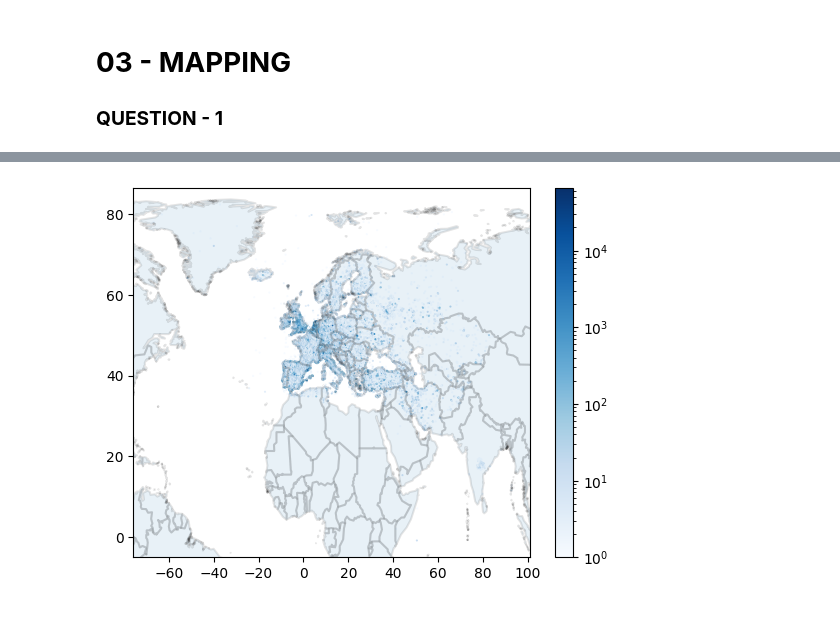
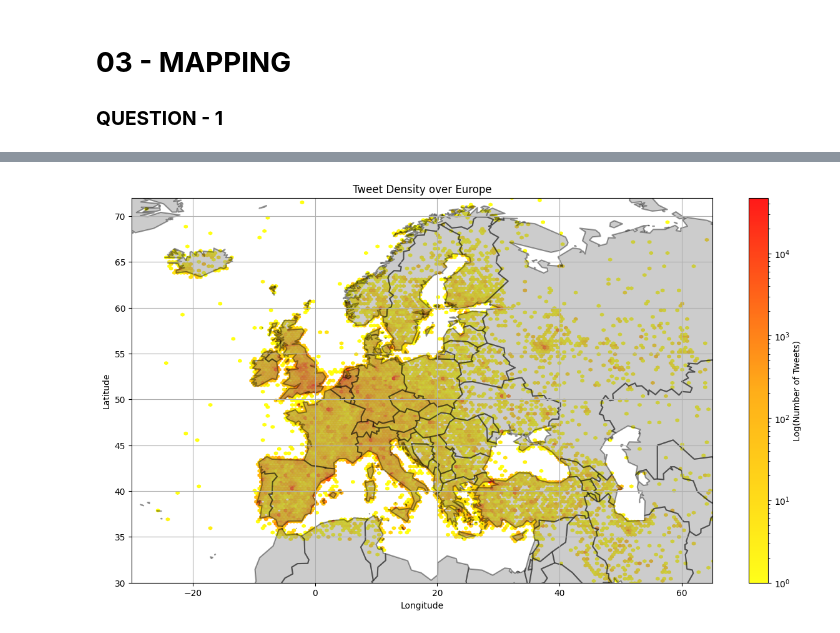
Before and after one commit to katoxiv/X-Notebooks, a Jupyter notebook: Twitter_Coursework/03_Mapping.ipynb, the cells around one changed output, grey strips where cells are left out. Cells and saved outputs as stored; diff of their text form; code cells hidden in the pictures.

Commit message:
custom colorbar for map

```diff
--- a/Twitter_Coursework/03_Mapping.ipynb
+++ b/Twitter_Coursework/03_Mapping.ipynb
@@ -115,22 +114,30 @@ for c in data:
 # plt.xlim(-40 , 80);
 # plt.ylim(20 , 70);
 # %%
-fig , ax = plt.subplots()
+# Create custom colour map
+cmap = LinearSegmentedColormap.from_list('custom blue', [(0,    '#ffff00'),(0.5,  '#FFA500'),(1,    '#ff0000')], N=256)
+
+# Make subplot
+fig , ax = plt.subplots(figsize = (15 ,8))
+
 # Hexbin for tweets
-ax1 = ax.hexbin(x_coord , y_coord , gridsize = 500 , bins = 'log' , cmap = 'Blues');
-fig.colorbar(ax1);
-# plt.colorbar();
-# ax.autoscale();
+ax1 = ax.hexbin(x_coord , y_coord , gridsize = 300 , bins = 'log' , cmap = cmap , alpha = 0.9);
 
-# plt.set_cmap("Blues")
-p = PatchCollection(patches , edgecolor = 'k' , lw = 1.5 , alpha = 0.1 , cmap = "Blues")
+cbar = fig.colorbar(ax1);
+cbar.set_label('Log(Number of Tweets)');
+
+# Overlay map
+p = PatchCollection(patches , edgecolor = 'k' , lw = 1.5 , alpha = 0.4 , facecolor = 'gray');
 
 # Add collection to axes
-ax.add_collection(p)
+ax.add_collection(p);
+ax.set_xlabel('Longitude');
+ax.set_ylabel('Latitude');
 
-# plt.xlim(-20 , 60);
-# plt.ylim(40 , 70);
-
+plt.title('Tweet Density over Europe');
+plt.xlim(-30 , 65);
+plt.ylim(30 , 72);
+plt.grid();
 plt.show()
 # %% [output]
-[figure, old version]
+[figure, new version]
```
Also changed, not shown: parts of 5 cells of this notebook, 1 other file.
